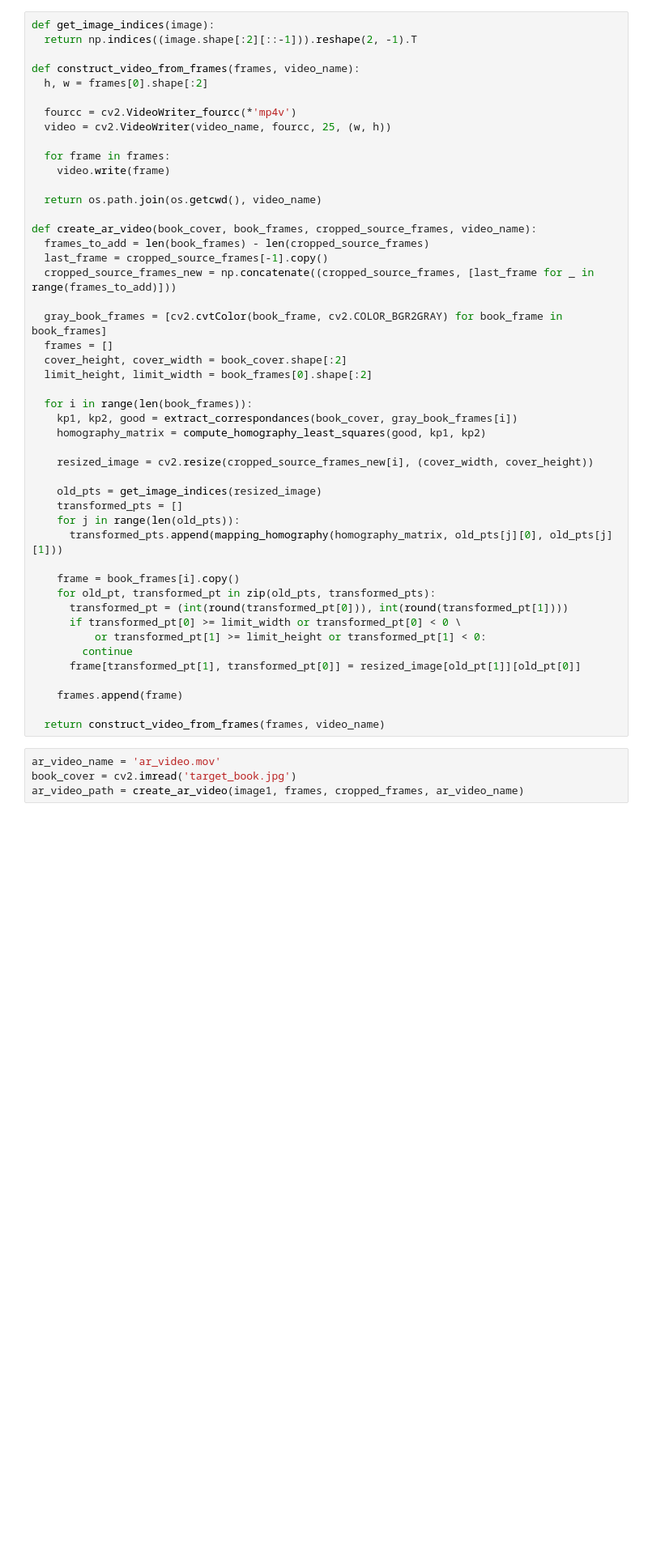
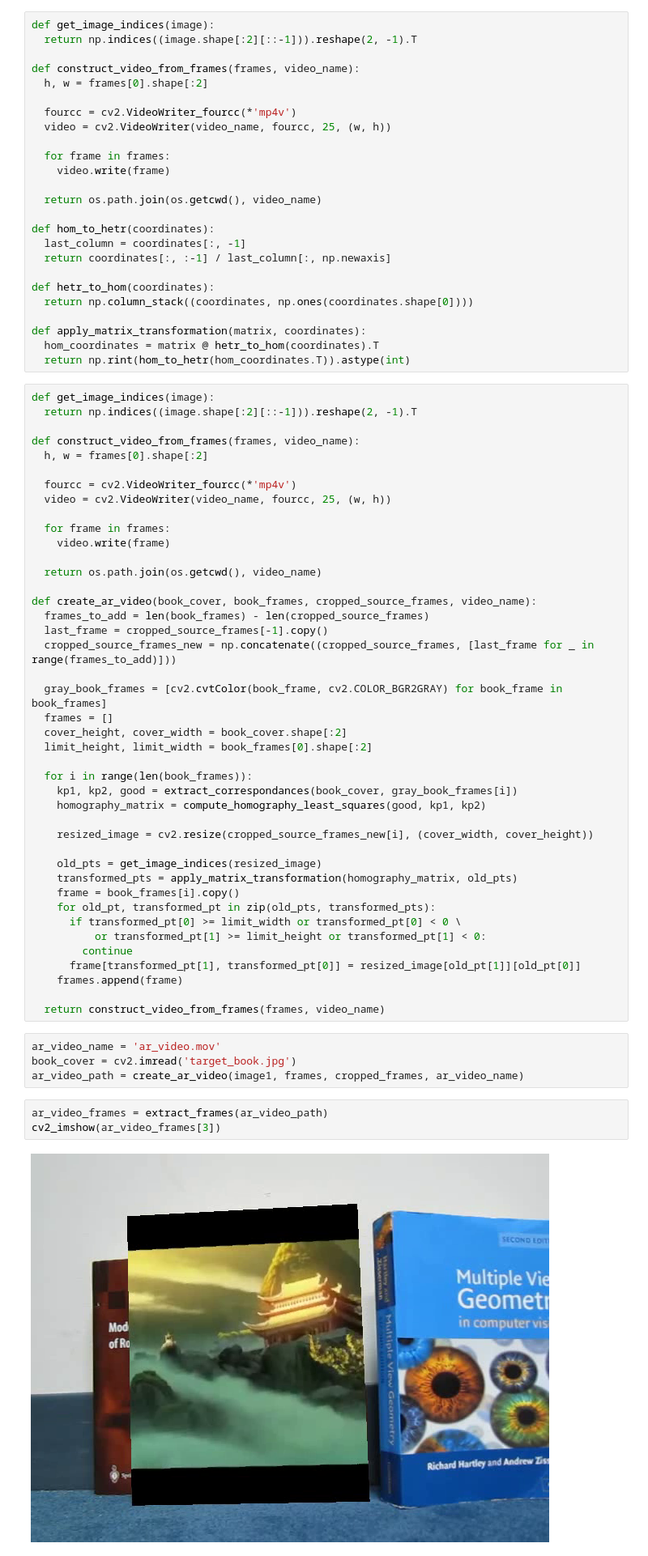
Before and after one commit to MohamedddWael/Augmented_Reality_and_Image_Mosaics, a Jupyter notebook: Augmented_Reality.ipynb, the cells around one changed output. Shown at 81% size. Drawn from its saved outputs; the diff is of its cells as text; blank space fills up the shorter version.

```diff
--- a/Augmented_Reality.ipynb
+++ b/Augmented_Reality.ipynb
@@ -215,6 +235,31 @@ cv2_imshow(cropped_frames[104])
 [figure]
 # %% [markdown]
 ### 5. and 6. Augmented Reality Application:
+# %%
+def get_image_indices(image):
+  return np.indices((image.shape[:2][::-1])).reshape(2, -1).T
+
+def construct_video_from_frames(frames, video_name):
+  h, w = frames[0].shape[:2]
+
+  fourcc = cv2.VideoWriter_fourcc(*'mp4v')
+  video = cv2.VideoWriter(video_name, fourcc, 25, (w, h))
+
+  for frame in frames:
+    video.write(frame)
+
+  return os.path.join(os.getcwd(), video_name)
+
+def hom_to_hetr(coordinates):
+  last_column = coordinates[:, -1]
+  return coordinates[:, :-1] / last_column[:, np.newaxis]
+
+def hetr_to_hom(coordinates):
+  return np.column_stack((coordinates, np.ones(coordinates.shape[0])))
+
+def apply_matrix_transformation(matrix, coordinates):
+  hom_coordinates = matrix @ hetr_to_hom(coordinates).T
+  return np.rint(hom_to_hetr(hom_coordinates.T)).astype(int)
 # %%
 def get_image_indices(image):
   return np.indices((image.shape[:2][::-1])).reshape(2, -1).T
@@ -247,18 +292,13 @@ def create_ar_video(book_cover, book_frames, cropped_source_frames, video_name):
     resized_image = cv2.resize(cropped_source_frames_new[i], (cover_width, cover_height))
 
     old_pts = get_image_indices(resized_image)
-    transformed_pts = []
-    for j in range(len(old_pts)):
-      transformed_pts.append(mapping_homography(homography_matrix, old_pts[j][0], old_pts[j][1]))
-
+    transformed_pts = apply_matrix_transformation(homography_matrix, old_pts)
     frame = book_frames[i].copy()
     for old_pt, transformed_pt in zip(old_pts, transformed_pts):
-      transformed_pt = (int(round(transformed_pt[0])), int(round(transformed_pt[1])))
       if transformed_pt[0] >= limit_width or transformed_pt[0] < 0 \
           or transformed_pt[1] >= limit_height or transformed_pt[1] < 0:
         continue
       frame[transformed_pt[1], transformed_pt[0]] = resized_image[old_pt[1]][old_pt[0]]
-
     frames.append(frame)
 
   return construct_video_from_frames(frames, video_name)
@@ -266,3 +306,8 @@ def create_ar_video(book_cover, book_frames, cropped_source_frames, video_name):
 ar_video_name = 'ar_video.mov'
 book_cover = cv2.imread('target_book.jpg')
 ar_video_path = create_ar_video(image1, frames, cropped_frames, ar_video_name)
+# %%
+ar_video_frames = extract_frames(ar_video_path)
+cv2_imshow(ar_video_frames[3])
+# %% [output]
+[figure, added]
```
Also changed, not shown: parts of 9 cells of this notebook.
